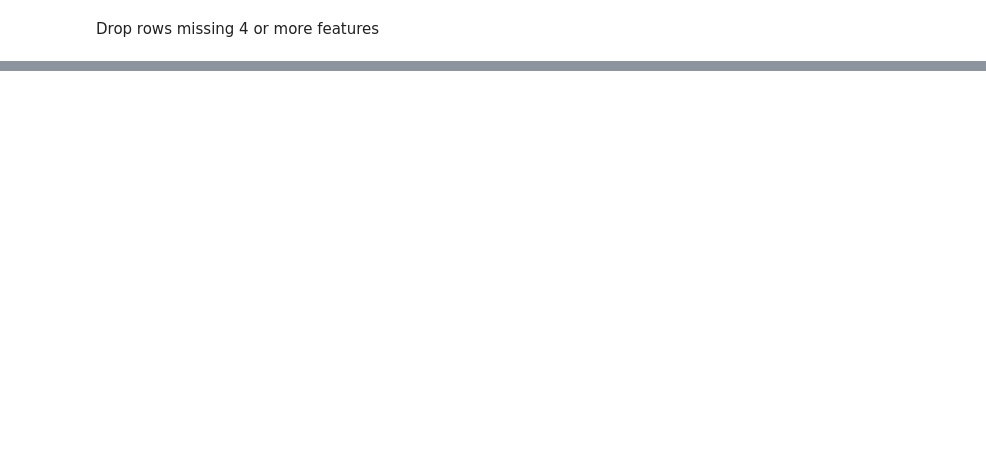
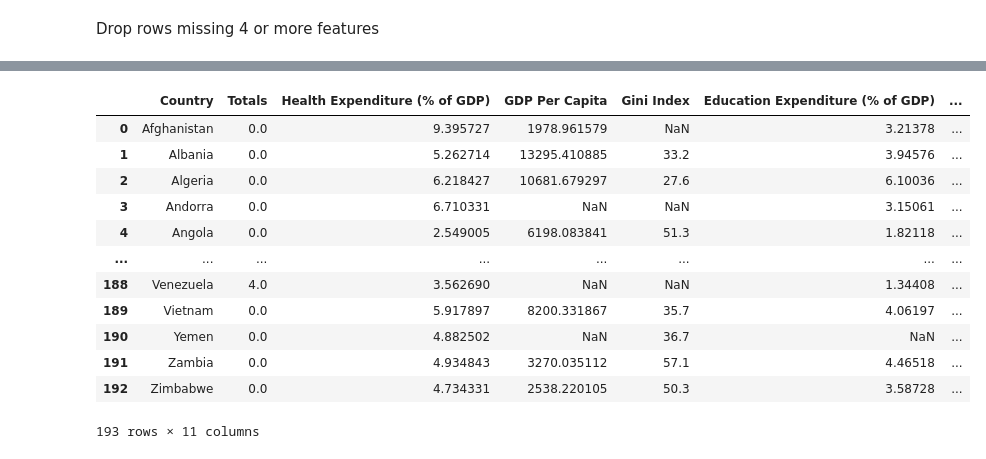
Before and after one commit to blantj/olympic_medal_classification, a Jupyter notebook: Modeling.ipynb, the cells around one changed output, grey strips where cells are left out. Drawn from its saved outputs; the diff is of its cells as text; code cells hidden in the pictures; blank space fills up the shorter version.

```diff
--- a/Modeling.ipynb
+++ b/Modeling.ipynb
@@ -212,0 +336,16 @@ memory usage: 16.7+ KB
+# %%
+df
+# %% [output]
+|  | Country | Totals | Health Expenditure (% of GDP) | GDP Per Capita | Gini Index | Education Expenditure (% of GDP) | ... |
+| 0 | Afghanistan | 0.0 | 9.395727 | 1978.961579 | NaN | 3.21378 | ... |
+| 1 | Albania | 0.0 | 5.262714 | 13295.410885 | 33.2 | 3.94576 | ... |
+| 2 | Algeria | 0.0 | 6.218427 | 10681.679297 | 27.6 | 6.10036 | ... |
+| 3 | Andorra | 0.0 | 6.710331 | NaN | NaN | 3.15061 | ... |
+| 4 | Angola | 0.0 | 2.549005 | 6198.083841 | 51.3 | 1.82118 | ... |
+| ... | ... | ... | ... | ... | ... | ... | ... |
+| 188 | Venezuela | 4.0 | 3.562690 | NaN | NaN | 1.34408 | ... |
+| 189 | Vietnam | 0.0 | 5.917897 | 8200.331867 | 35.7 | 4.06197 | ... |
+| 190 | Yemen | 0.0 | 4.882502 | NaN | 36.7 | NaN | ... |
+| 191 | Zambia | 0.0 | 4.934843 | 3270.035112 | 57.1 | 4.46518 | ... |
+| 192 | Zimbabwe | 0.0 | 4.734331 | 2538.220105 | 50.3 | 3.58728 | ... |
+193 rows × 11 columns
```
Also changed, not shown: parts of 13 cells of this notebook, 2 other files.
